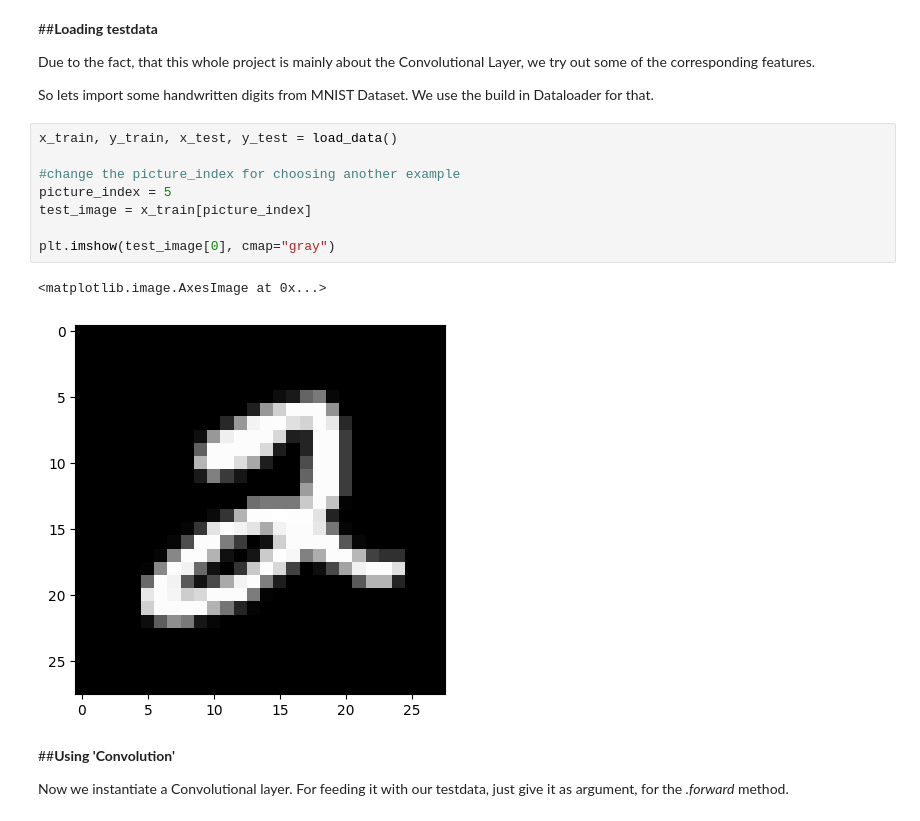
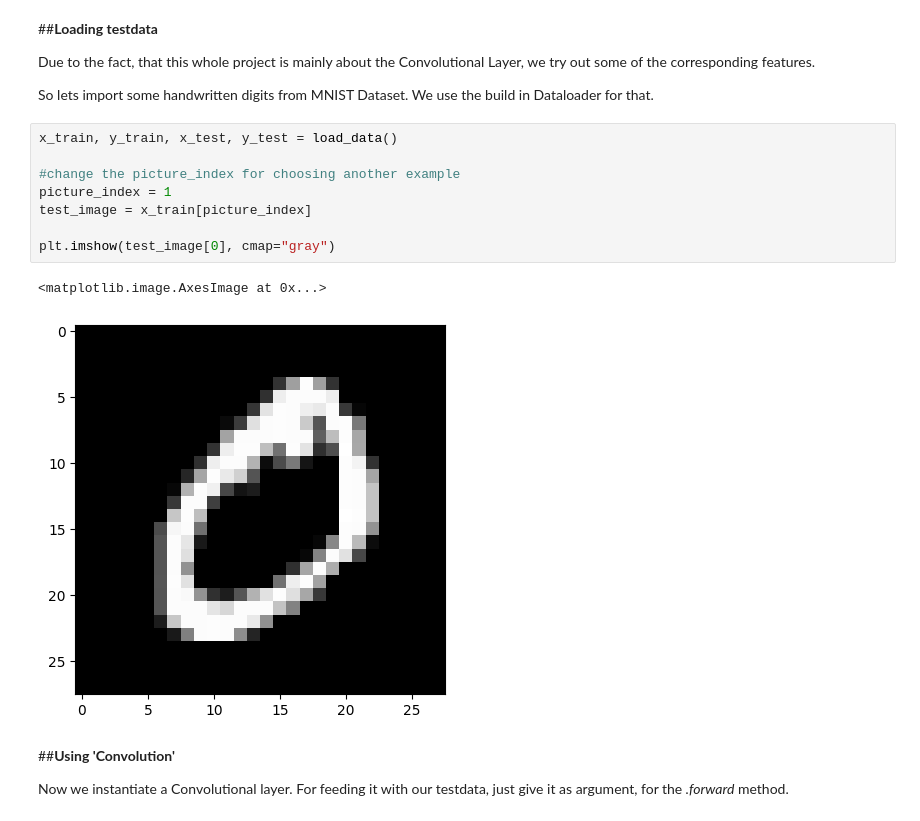
Before and after one commit to tillvogt/scrambledConvolution, a Jupyter notebook: scrambledConvolution_demo.ipynb, the cells around one changed output. Cells and saved outputs as stored; diff of their text form.

```diff
--- a/scrambledConvolution_demo.ipynb
+++ b/scrambledConvolution_demo.ipynb
@@ -54,14 +54,14 @@ So lets import some handwritten digits from MNIST Dataset. We use the build in D
 # %%
 x_train, y_train, x_test, y_test = load_data()
 
 #change the picture_index for choosing another example
-picture_index = 5
+picture_index = 1
 test_image = x_train[picture_index]
 
 plt.imshow(test_image[0], cmap="gray")
 # %% [output]
 <matplotlib.image.AxesImage at 0x...>
-[figure, old version]
+[figure, new version]
 # %% [markdown]
 ##**Using 'Convolution'**
 
```
Also changed, not shown: parts of 4 cells of this notebook.
